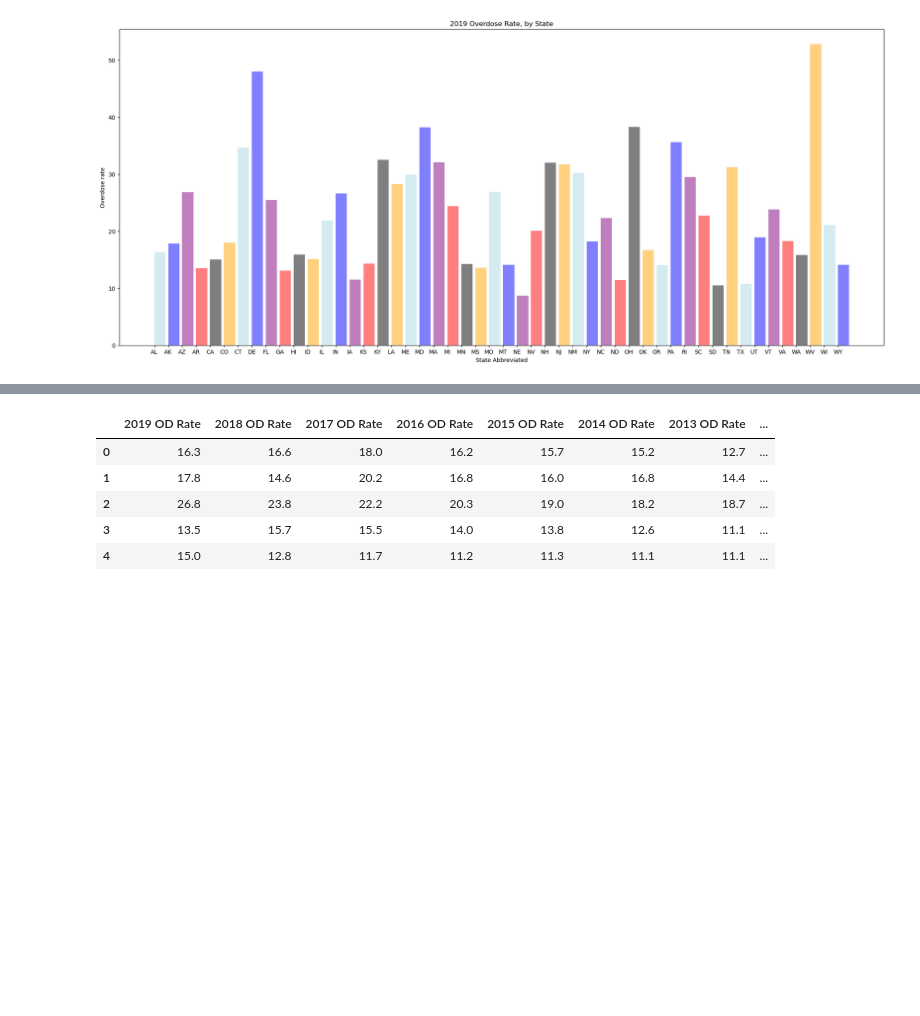
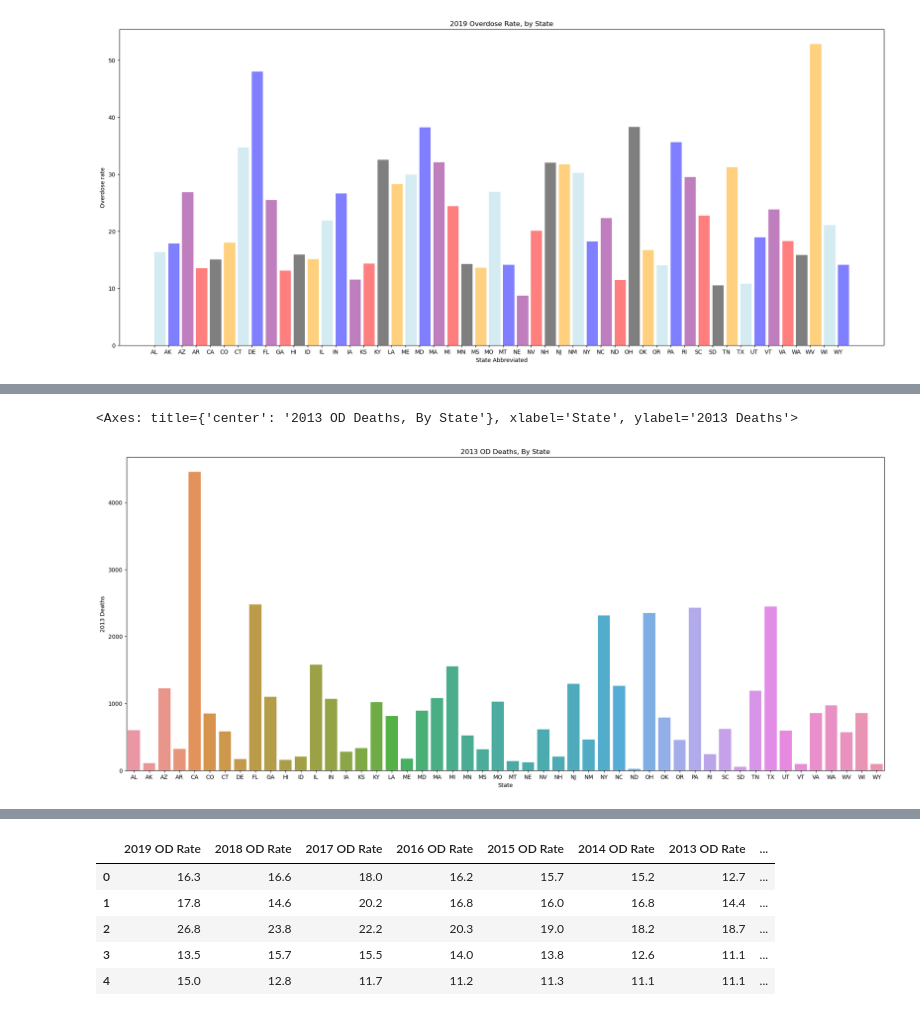
Before and after one commit to NefertitiM/Determinants-of-Opioid-Mortality, a Jupyter notebook: ProjectCode_Alex/CDC_Dataset_Code.ipynb, the cells around one changed output, grey strips where cells are left out. Cells and saved outputs as stored; diff of their text form; code cells hidden in the pictures; blank space fills up the shorter version.

```diff
--- a/ProjectCode_Alex/CDC_Dataset_Code.ipynb
+++ b/ProjectCode_Alex/CDC_Dataset_Code.ipynb
@@ -277 +291,8 @@ sns.barplot(x=clean_overdose_df["State"],y=clean_overdose_df['2019 Deaths'])
 [figure]
+# %%
+plt.figure(figsize=(24,10))
+plt.title("2013 OD Deaths, By State")
+sns.barplot(x=clean_overdose_df["State"],y=clean_overdose_df['2013 Deaths'])
+# %% [output]
+<Axes: title={'center': '2013 OD Deaths, By State'}, xlabel='State', ylabel='2013 Deaths'>
+[figure, added]
```
Also changed, not shown: parts of 27 cells of this notebook, 6 other files.
